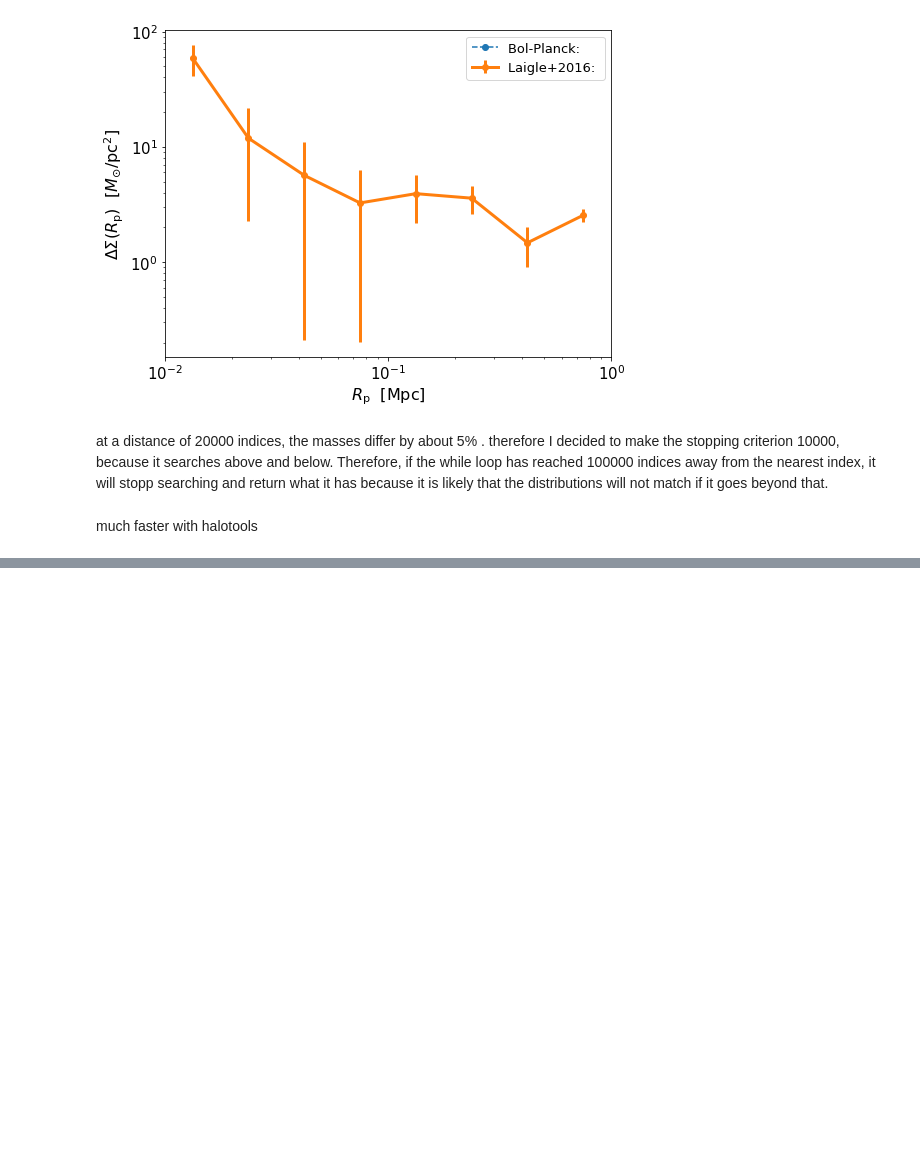
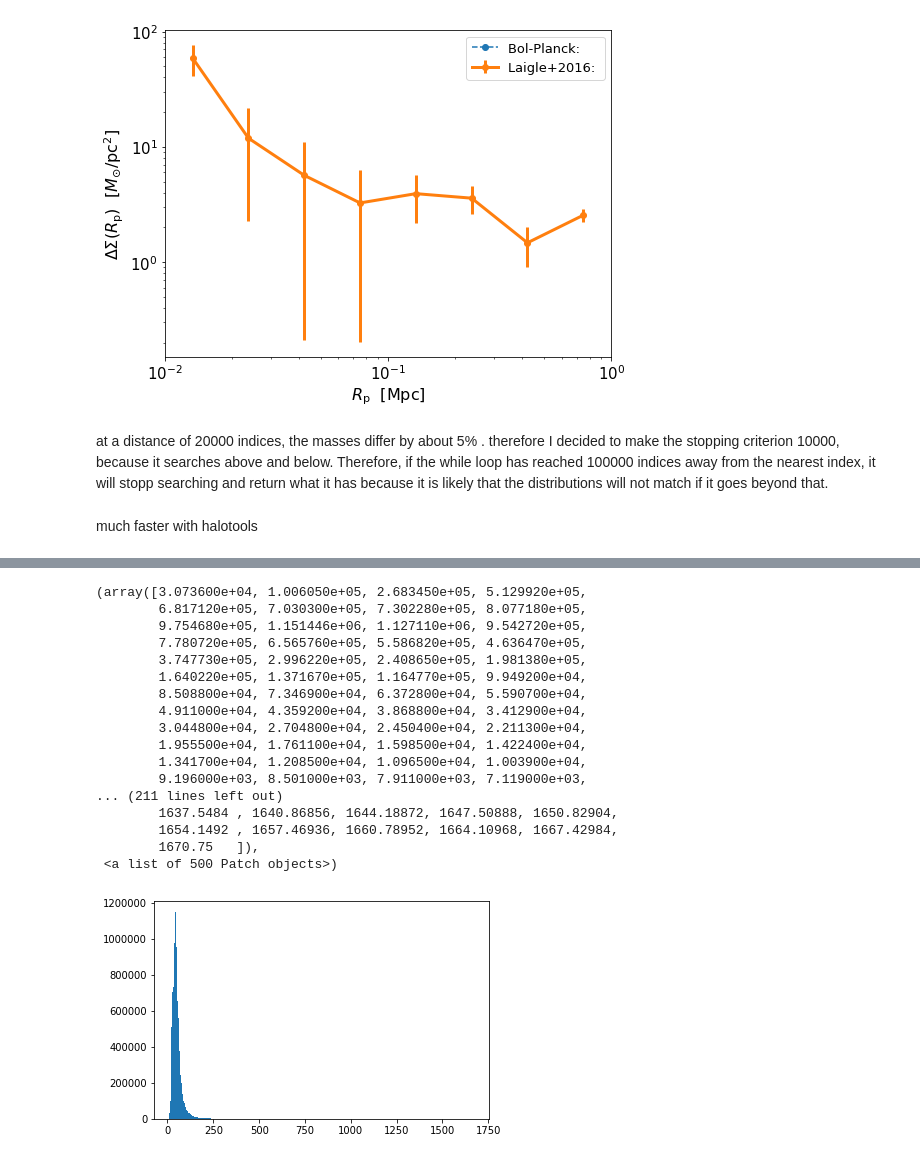
Before and after one commit to f-ardila/dwarf_lensing, a Jupyter notebook: MCMC/notebooks/MCMC_development.ipynb, the cells around one changed output, grey strips where cells are left out. Saved outputs shown, nothing was run; the diff lists cells and outputs as text; code cells hidden in the pictures; blank space fills up the shorter version.

```diff
--- a/MCMC/notebooks/MCMC_development.ipynb
+++ b/MCMC/notebooks/MCMC_development.ipynb
@@ -486,0 +503,21 @@ much faster with halotools
+# %%
+plt.hist(sim_data['halocat'].halo_table['halo_Vmax@Mpeak'], bins=500)
+# %% [output]
+(array([3.073600e+04, 1.006050e+05, 2.683450e+05, 5.129920e+05,
+        6.817120e+05, 7.030300e+05, 7.302280e+05, 8.077180e+05,
+        9.754680e+05, 1.151446e+06, 1.127110e+06, 9.542720e+05,
+        7.780720e+05, 6.565760e+05, 5.586820e+05, 4.636470e+05,
+        3.747730e+05, 2.996220e+05, 2.408650e+05, 1.981380e+05,
+        1.640220e+05, 1.371670e+05, 1.164770e+05, 9.949200e+04,
+        8.508800e+04, 7.346900e+04, 6.372800e+04, 5.590700e+04,
+        4.911000e+04, 4.359200e+04, 3.868800e+04, 3.412900e+04,
+        3.044800e+04, 2.704800e+04, 2.450400e+04, 2.211300e+04,
+        1.955500e+04, 1.761100e+04, 1.598500e+04, 1.422400e+04,
+        1.341700e+04, 1.208500e+04, 1.096500e+04, 1.003900e+04,
+        9.196000e+03, 8.501000e+03, 7.911000e+03, 7.119000e+03,
+... (211 lines left out)
+        1637.5484 , 1640.86856, 1644.18872, 1647.50888, 1650.82904,
+        1654.1492 , 1657.46936, 1660.78952, 1664.10968, 1667.42984,
+        1670.75   ]),
+ <a list of 500 Patch objects>)
+[figure, added]
```
Also changed, not shown: parts of 2 cells of this notebook.
